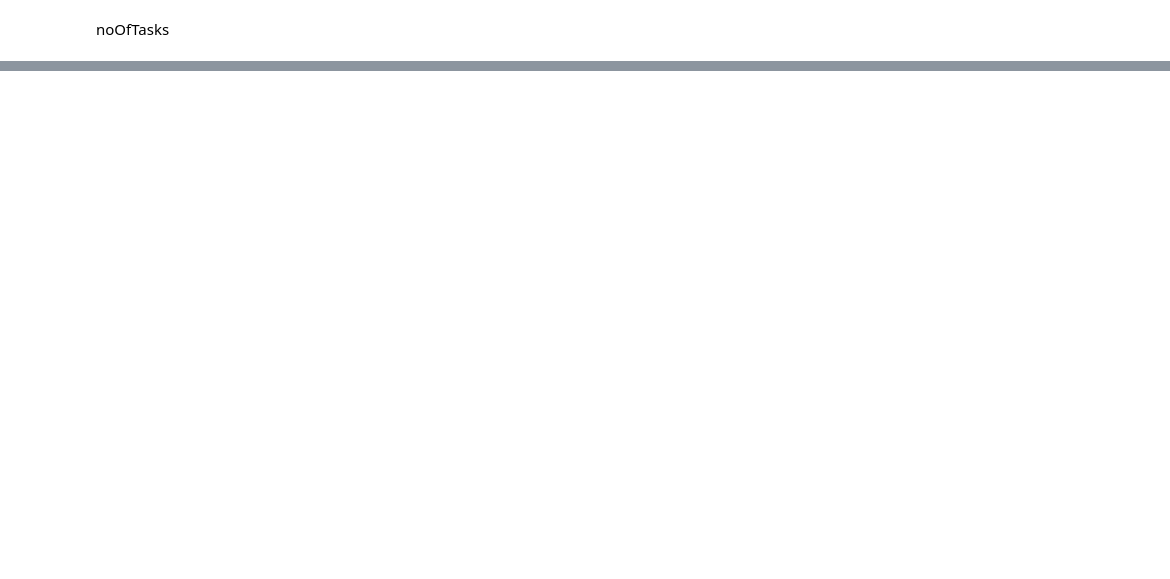
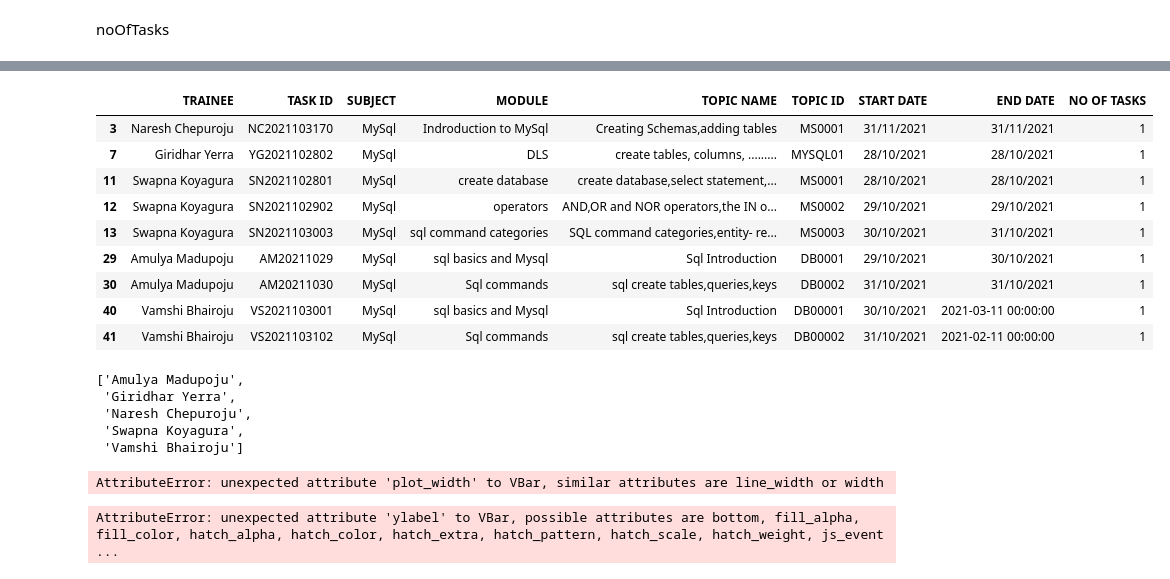
Before and after one commit to DMANTZTec/Tableau-Data-analytics, a Jupyter notebook: Data analytics with python/problems-2/plotting_charts.ipynb, the cells around one changed output, grey strips where cells are left out. Drawn from its saved outputs; the diff is of its cells as text; code cells hidden in the pictures; blank space fills up the shorter version.

Commit message:
Data Analyatics by bokeh

```diff
--- a/Data analytics with python/problems-2/plotting_charts.ipynb
+++ b/Data analytics with python/problems-2/plotting_charts.ipynb
@@ -63,0 +95,27 @@ AttributeError: unexpected attribute 'x' to Figure, possible attributes are abov
+# %%
+filtered_data = data[data["SUBJECT"]=="MySql"]
+filtered_data
+# %% [output]
+|  | TRAINEE | TASK ID | SUBJECT | MODULE | TOPIC NAME | TOPIC ID | START DATE | END DATE | NO OF TASKS |
+| 3 | Naresh Chepuroju | NC2021103170 | MySql | Indroduction to MySql | Creating Schemas,adding tables | MS0001 | 31/11/2021 | 31/11/2021 | 1 |
+| 7 | Giridhar Yerra | YG2021102802 | MySql | DLS | create tables, columns, ......... | MYSQL01 | 28/10/2021 | 28/10/2021 | 1 |
+| 11 | Swapna Koyagura | SN2021102801 | MySql | create database | create database,select statement,... | MS0001 | 28/10/2021 | 28/10/2021 | 1 |
+| 12 | Swapna Koyagura | SN2021102902 | MySql | operators | AND,OR and NOR operators,the IN o... | MS0002 | 29/10/2021 | 29/10/2021 | 1 |
+| 13 | Swapna Koyagura | SN2021103003 | MySql | sql command categories | SQL command categories,entity- re... | MS0003 | 30/10/2021 | 31/10/2021 | 1 |
+| 29 | Amulya Madupoju | AM20211029 | MySql | sql basics and Mysql | Sql Introduction | DB0001 | 29/10/2021 | 30/10/2021 | 1 |
+| 30 | Amulya Madupoju | AM20211030 | MySql | Sql commands | sql create tables,queries,keys | DB0002 | 31/10/2021 | 31/10/2021 | 1 |
+| 40 | Vamshi Bhairoju | VS2021103001 | MySql | sql basics and Mysql | Sql Introduction | DB00001 | 30/10/2021 | 2021-03-11 00:00:00 | 1 |
+| 41 | Vamshi Bhairoju | VS2021103102 | MySql | Sql commands | sql create tables,queries,keys | DB00002 | 31/10/2021 | 2021-02-11 00:00:00 | 1 |
+# %%
+h = filtered_data.groupby(['TRAINEE']).sum()
+h.index.tolist()
+# %% [output]
+['Amulya Madupoju',
+ 'Giridhar Yerra',
+ 'Naresh Chepuroju',
+ 'Swapna Koyagura',
+ 'Vamshi Bhairoju']
+# %%
+h.plot_bokeh.bar(ylabel="values per unit", alpha = 0.6, plot_width= 300, title = "MYSQL in a week")
+# %% [output]
+AttributeError: unexpected attribute 'plot_width' to VBar, similar attributes are line_width or width
@@ -63,0 +124,4 @@ AttributeError: unexpected attribute 'x' to Figure, possible attributes are abov
+# %%
+b.vbar(x=h, ylabel="values per unit", width=0.9)
+# %% [output]
+AttributeError: unexpected attribute 'ylabel' to VBar, possible attributes are bottom, fill_alpha, fill_color, hatch_alpha, hatch_color, hatch_extra, hatch_pattern, hatch_scale, hatch_weight, js_event ...
```
Also changed, not shown: parts of 13 cells of this notebook, 4 other files.
